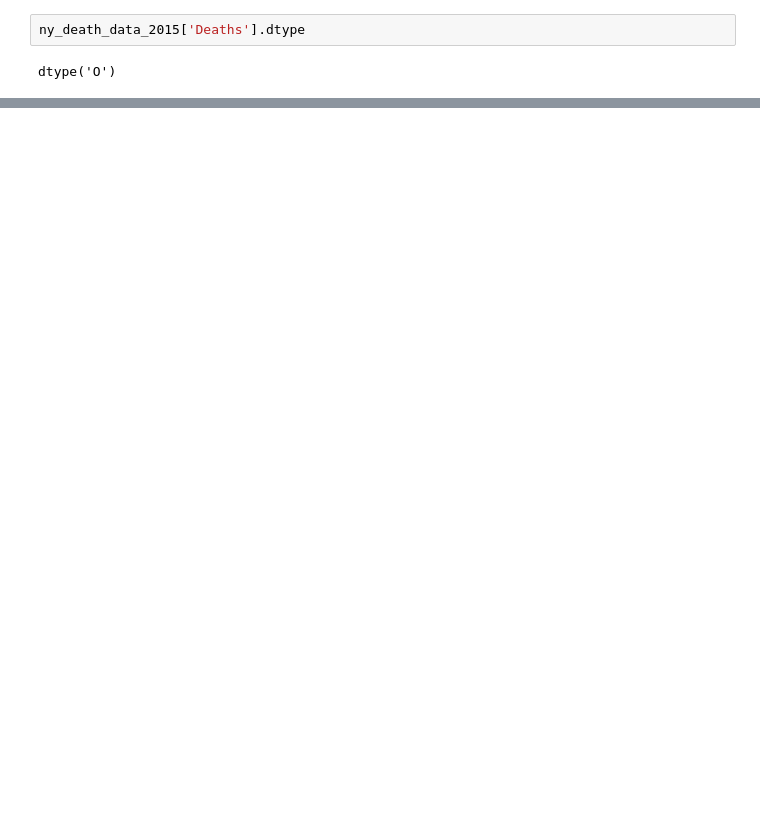
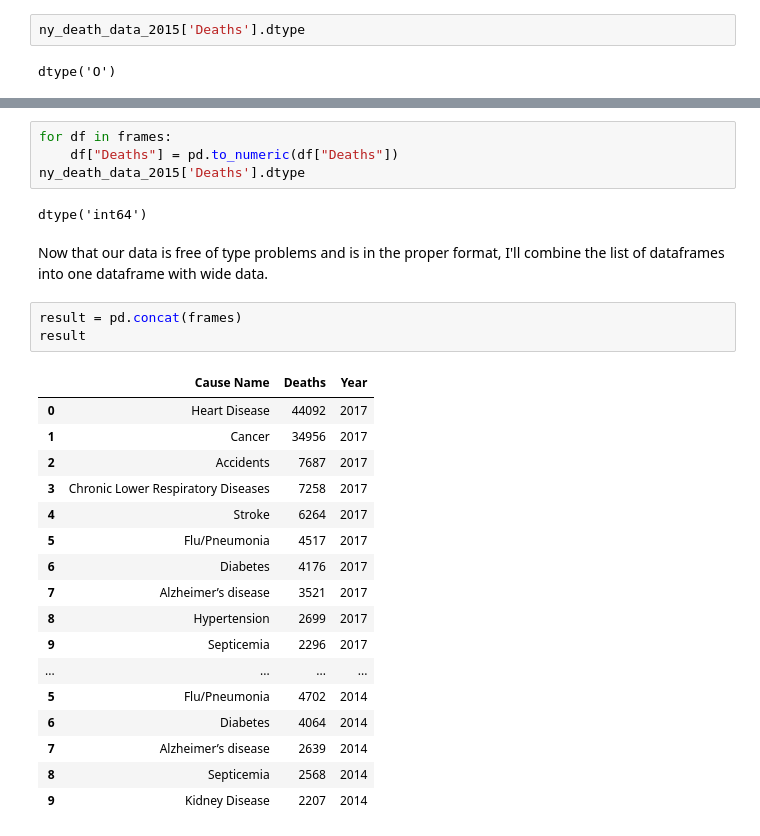
Before and after one commit to mhernandezit/is362_final_project, a Jupyter notebook: Final_Notebook.ipynb, the cells around one changed output, grey strips where cells are left out. Cells and saved outputs as stored; diff of their text form; blank space fills up the shorter version.

```diff
--- a/Final_Notebook.ipynb
+++ b/Final_Notebook.ipynb
@@ -91,0 +84,29 @@ ny_death_data_2014
+# %%
+for df in frames:
+    df["Deaths"] = pd.to_numeric(df["Deaths"])
+ny_death_data_2015['Deaths'].dtype
+# %% [output]
+dtype('int64')
+# %% [markdown]
+Now that our data is free of type problems and is in the proper format, I'll combine the list of dataframes into one dataframe with wide data.
+# %%
+result = pd.concat(frames)
+result
+# %% [output]
+|  | Cause Name | Deaths | Year |
+| 0 | Heart Disease | 44092 | 2017 |
+| 1 | Cancer | 34956 | 2017 |
+| 2 | Accidents | 7687 | 2017 |
+| 3 | Chronic Lower Respiratory Diseases | 7258 | 2017 |
+| 4 | Stroke | 6264 | 2017 |
+| 5 | Flu/Pneumonia | 4517 | 2017 |
+| 6 | Diabetes | 4176 | 2017 |
+| 7 | Alzheimer’s disease | 3521 | 2017 |
+| 8 | Hypertension | 2699 | 2017 |
+| 9 | Septicemia | 2296 | 2017 |
+| ... | ... | ... | ... |
+| 5 | Flu/Pneumonia | 4702 | 2014 |
+| 6 | Diabetes | 4064 | 2014 |
+| 7 | Alzheimer’s disease | 2639 | 2014 |
+| 8 | Septicemia | 2568 | 2014 |
+| 9 | Kidney Disease | 2207 | 2014 |
```
Also changed, not shown: parts of 17 cells of this notebook.
